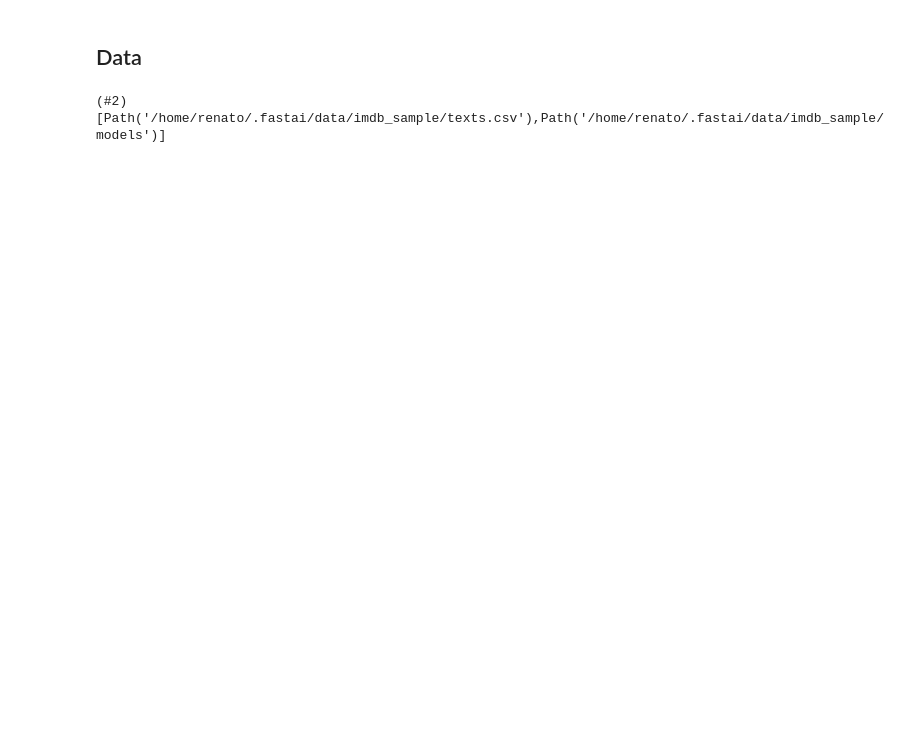
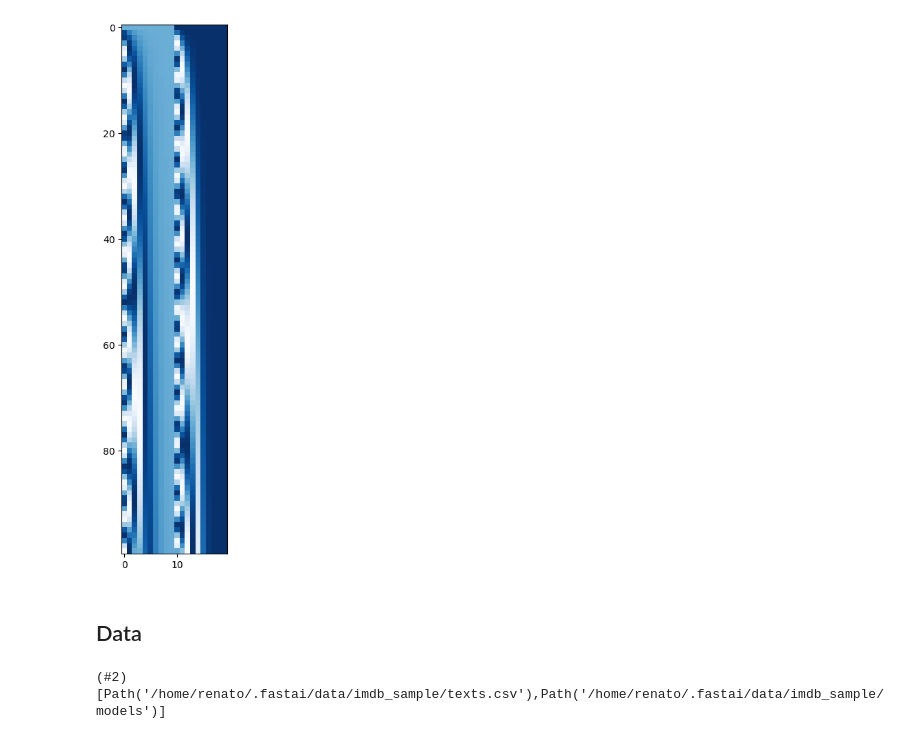
Before and after one commit to renato145/pucp_bootcamp_202401, a Jupyter notebook: nbs/05_transformer.ipynb, the cells around one changed output. Drawn from its saved outputs; the diff is of its cells as text; code cells hidden in the pictures; blank space fills up the shorter version.

```diff
--- a/nbs/05_transformer.ipynb
+++ b/nbs/05_transformer.ipynb
@@ -3,3 +42,8 @@ from fastai.text.all import *
+# %%
+fig,ax = plt.subplots(figsize=(10,10))
+ax.imshow(pos_embs, cmap=plt.cm.Blues);
+# %% [output]
+[figure, added]
 # %% [markdown]
 ## Data
 # %%
```
Also changed, not shown: parts of 10 cells of this notebook.
